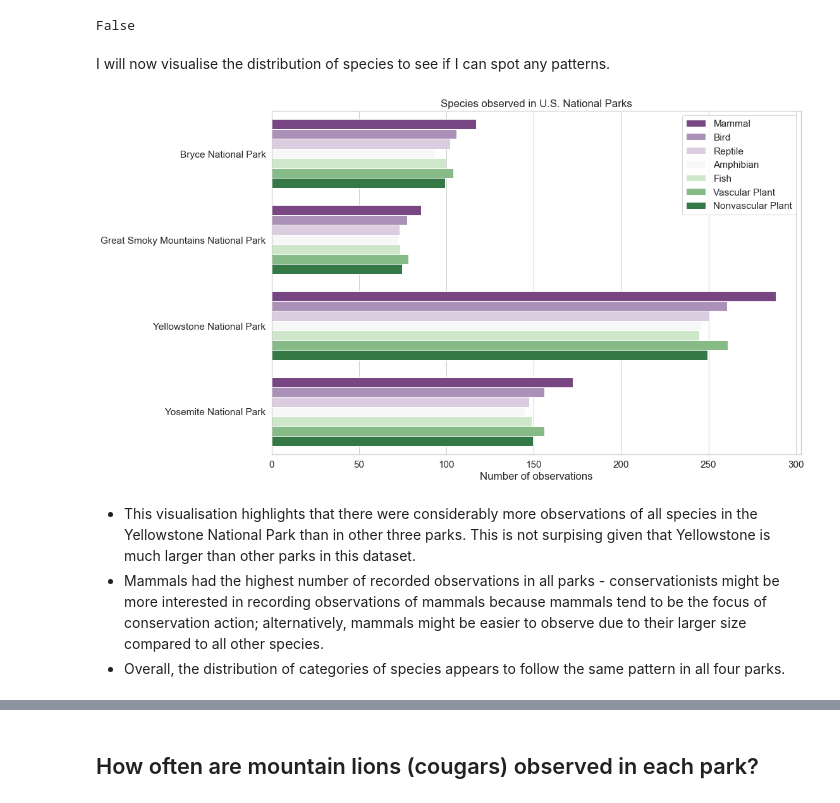
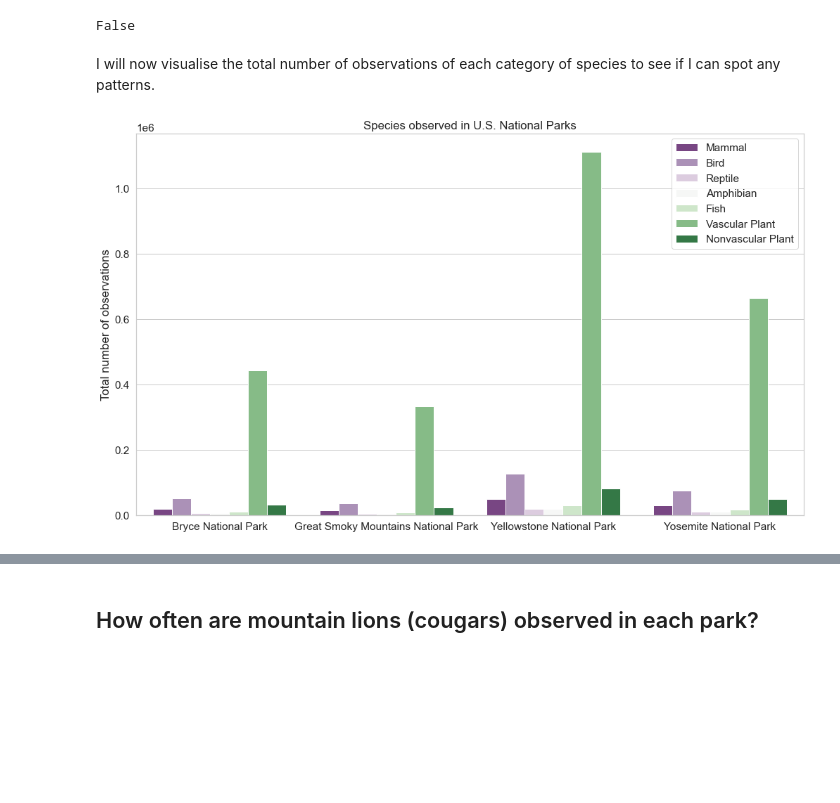
Before and after one commit to alena-skalon/US_parks_biodiversity, a Jupyter notebook: biodiversity.ipynb, the cells around one changed output, grey strips where cells are left out. Cells and saved outputs as stored; diff of their text form; code cells hidden in the pictures; blank space fills up the shorter version.

```diff
--- a/biodiversity.ipynb
+++ b/biodiversity.ipynb
@@ -462,19 +462,15 @@ species_observations.isnull().values.any()
 # %% [output]
 False
 # %% [markdown]
-I will now visualise the distribution of species to see if I can spot any patterns.
+I will now visualise the total number of observations of each category of species to see if I can spot any patterns.
 # %%
 sns.set(font_scale = 1.4)
 sns.set_palette('PRGn', 7)
 sns.set_style('whitegrid')
 
-plt.figure(figsize=(15, 10))
-ax = sns.barplot(x = 'observations', y='park_name', hue = 'category', data=species_observations, ci = None, saturation = 0.75)
+plt.figure(figsize=(17, 10))
+ax = sns.barplot(x = 'park_name', y='observations', hue = 'category', estimator = sum, data=species_observations, ci = None, saturation = 0.75)
 ax.legend(loc='upper right', frameon=True)
-ax.set(title = 'Species observed in U.S. National Parks', ylabel='', xlabel='Number of observations');
+ax.set(title = 'Species observed in U.S. National Parks', ylabel='Total number of observations', xlabel='');
 # %% [output]
-[figure, old version]
+[figure, new version]
-# %% [markdown]
-* This visualisation highlights that there were considerably more observations of all species in the Yellowstone National Park than in other three parks. This is not surpising given that Yellowstone is much larger than other parks in this dataset.
-* Mammals had the highest number of recorded observations in all parks - conservationists might be more interested in recording observations of mammals because mammals tend to be the focus of conservation action; alternatively, mammals might be easier to observe due to their larger size compared to all other species.
-* Overall, the distribution of categories of species appears to follow the same pattern in all four parks.
```
Also changed, not shown: parts of 3 cells of this notebook.
